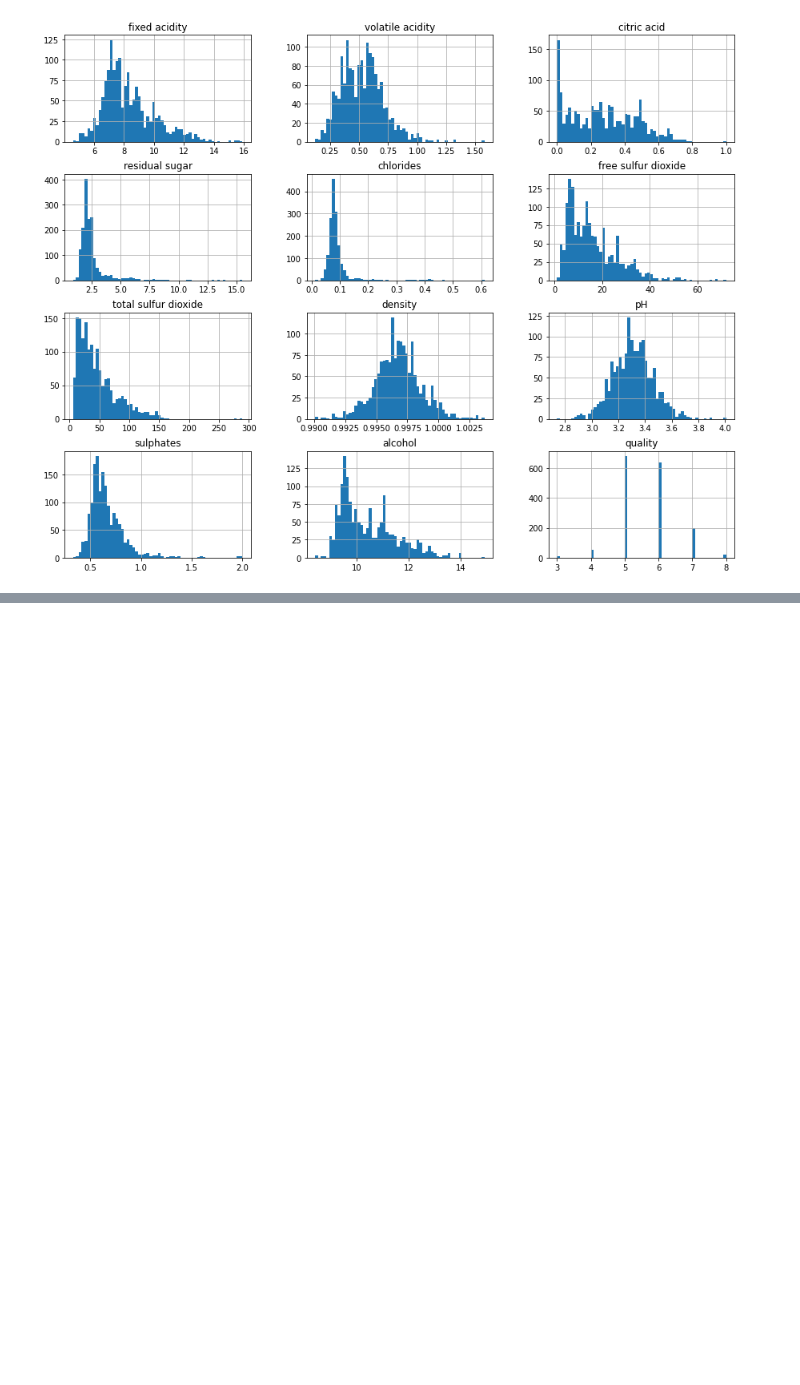
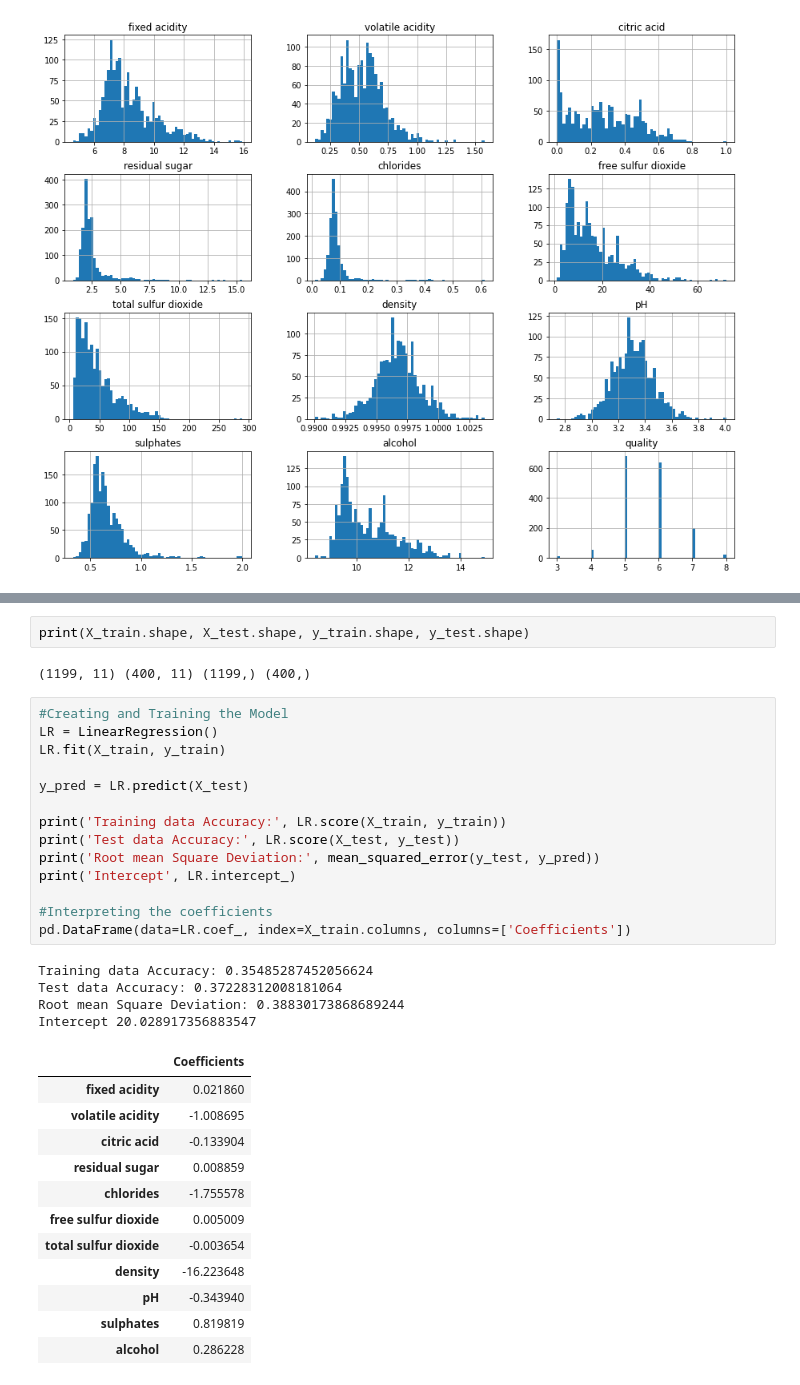
Before and after one commit to GalKoaz/Final-assignment, a Jupyter notebook: Regression.ipynb, the cells around one changed output, grey strips where cells are left out. Saved outputs shown, nothing was run; the diff lists cells and outputs as text; blank space fills up the shorter version.

```diff
--- a/Regression.ipynb
+++ b/Regression.ipynb
@@ -105,0 +125,35 @@ sn.heatmap(df.corr(), annot=True);
+# %%
+print(X_train.shape, X_test.shape, y_train.shape, y_test.shape)
+# %% [output]
+(1199, 11) (400, 11) (1199,) (400,)
+# %%
+#Creating and Training the Model
+LR = LinearRegression()
+LR.fit(X_train, y_train)
+
+y_pred = LR.predict(X_test)
+
+print('Training data Accuracy:', LR.score(X_train, y_train))
+print('Test data Accuracy:', LR.score(X_test, y_test))
+print('Root mean Square Deviation:', mean_squared_error(y_test, y_pred))
+print('Intercept', LR.intercept_)
+
+#Interpreting the coefficients
+pd.DataFrame(data=LR.coef_, index=X_train.columns, columns=['Coefficients'])
+# %% [output]
+Training data Accuracy: 0.35485287452056624
+Test data Accuracy: 0.37228312008181064
+Root mean Square Deviation: 0.38830173868689244
+Intercept 20.028917356883547
+|  | Coefficients |
+| fixed acidity | 0.021860 |
+| volatile acidity | -1.008695 |
+| citric acid | -0.133904 |
+| residual sugar | 0.008859 |
+| chlorides | -1.755578 |
+| free sulfur dioxide | 0.005009 |
+| total sulfur dioxide | -0.003654 |
+| density | -16.223648 |
+| pH | -0.343940 |
+| sulphates | 0.819819 |
+| alcohol | 0.286228 |
```
Also changed, not shown: parts of 6 cells of this notebook.
